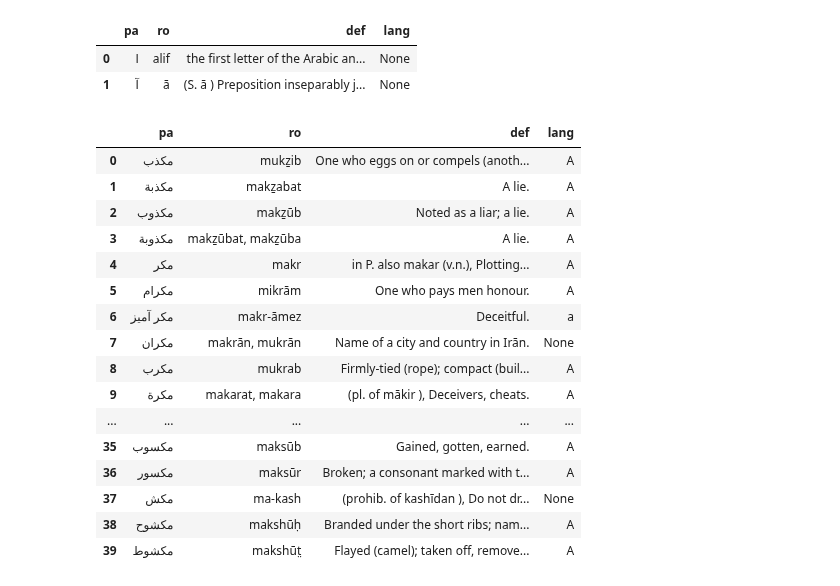
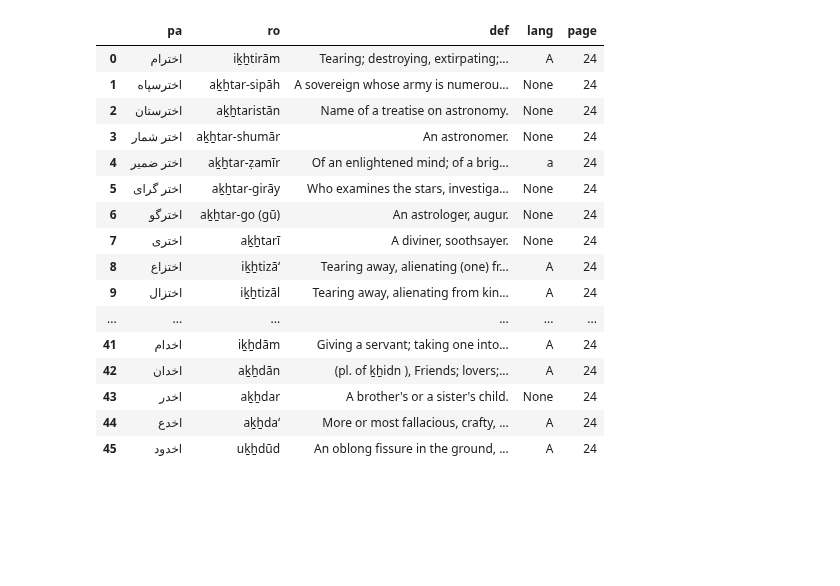
Before and after one commit to kebuhcah/experiments, a Jupyter notebook: dsal-scrape/dsal-scrape.ipynb, the cells around one changed output. Saved outputs shown, nothing was run; the diff lists cells and outputs as text; code cells hidden in the pictures; blank space fills up the shorter version.

```diff
--- a/dsal-scrape/dsal-scrape.ipynb
+++ b/dsal-scrape/dsal-scrape.ipynb
@@ -13,13 +15,14 @@ def getSteingassPage(page):
         html = html.decode('utf-8')
     bs = BeautifulSoup(html)
     df = DataFrame([{
-            'def': re.sub(r'^\s*,', '', ' '.join(sib.string.strip()
+            'def': re.sub(r'^\s*,', '', ' '.join(sib.text.strip()
                 for sib in hw.next_siblings)).strip(),
             'pa': hw.pa.string,
-            'ro': hw.i.string,
-            'lang': hw.parent.lang.string if hw.parent.lang else None
+            'ro': hw.i.string if hw.i else None,
+            'lang': hw.parent.lang.string if hw.parent.lang else None,
+            'page': page
             } for hw in bs.find_all('hw')])
     if len(df) == 0:
         return df
     else:
-        return df[['pa', 'ro', 'def', 'lang']]
+        return df[['pa', 'ro', 'def', 'lang', 'page']]
@@ -26,27 +137,21 @@ def getSteingassPage(page):
 # %%
-getSteingassPage(1)
+getSteingassPage(24)
 # %% [output]
-|  | pa | ro | def | lang |
-| 0 | ا | alif | the first letter of the Arabic an... | None |
-| 1 | آ | ā | (S. ā ) Preposition inseparably j... | None |
+|  | pa | ro | def | lang | page |
+| 0 | اخترام | iḵẖtirām | Tearing; destroying, extirpating;... | A | 24 |
+| 1 | اخترسپاه | aḵẖtar-sipāh | A sovereign whose army is numerou... | None | 24 |
+| 2 | اخترستان | aḵẖtaristān | Name of a treatise on astronomy. | None | 24 |
+| 3 | اختر شمار | aḵẖtar-shumār | An astronomer. | None | 24 |
+| 4 | اختر ضمير | aḵẖtar-ẓamīr | Of an enlightened mind; of a brig... | a | 24 |
+| 5 | اختر گراى | aḵẖtar-girāy | Who examines the stars, investiga... | None | 24 |
+| 6 | اخترگو | aḵẖtar-go (gū) | An astrologer, augur. | None | 24 |
+| 7 | اخترى | aḵẖtarī | A diviner, soothsayer. | None | 24 |
+| 8 | اختزاع | iḵẖtizāʻ | Tearing away, alienating (one) fr... | A | 24 |
+| 9 | اختزال | iḵẖtizāl | Tearing away, alienating from kin... | A | 24 |
+| ... | ... | ... | ... | ... | ... |
+| 41 | اخدام | iḵẖdām | Giving a servant; taking one into... | A | 24 |
+| 42 | اخدان | aḵẖdān | (pl. of ḵẖidn ), Friends; lovers;... | A | 24 |
+| 43 | اخدر | aḵẖdar | A brother's or a sister's child. | None | 24 |
+| 44 | اخدع | aḵẖdaʻ | More or most fallacious, crafty, ... | A | 24 |
+| 45 | اخدود | uḵẖdūd | An oblong fissure in the ground, ... | A | 24 |
-# %%
-getSteingassPage(1300)
-# %% [output]
-|  | pa | ro | def | lang |
-| 0 | مکذب | mukẕib | One who eggs on or compels (anoth... | A |
-| 1 | مکذبة | makẕabat | A lie. | A |
-| 2 | مکذوب | makẕūb | Noted as a liar; a lie. | A |
-| 3 | مکذوبة | makẕūbat, makẕūba | A lie. | A |
-| 4 | مکر | makr | in P. also makar (v.n.), Plotting... | A |
-| 5 | مکرام | mikrām | One who pays men honour. | A |
-| 6 | مکر آميز | makr-āmez | Deceitful. | a |
-| 7 | مکران | makrān, mukrān | Name of a city and country in Irān. | None |
-| 8 | مکرب | mukrab | Firmly-tied (rope); compact (buil... | A |
-| 9 | مکرة | makarat, makara | (pl. of mākir ), Deceivers, cheats. | A |
-| ... | ... | ... | ... | ... |
-| 35 | مکسوب | maksūb | Gained, gotten, earned. | A |
-| 36 | مکسور | maksūr | Broken; a consonant marked with t... | A |
-| 37 | مکش | ma-kash | (prohib. of kashīdan ), Do not dr... | None |
-| 38 | مکشوح | makshūḥ | Branded under the short ribs; nam... | A |
-| 39 | مکشوط | makshūt̤ | Flayed (camel); taken off, remove... | A |
 # %%
```
Also changed, not shown: parts of 11 cells of this notebook, 1 other file.
